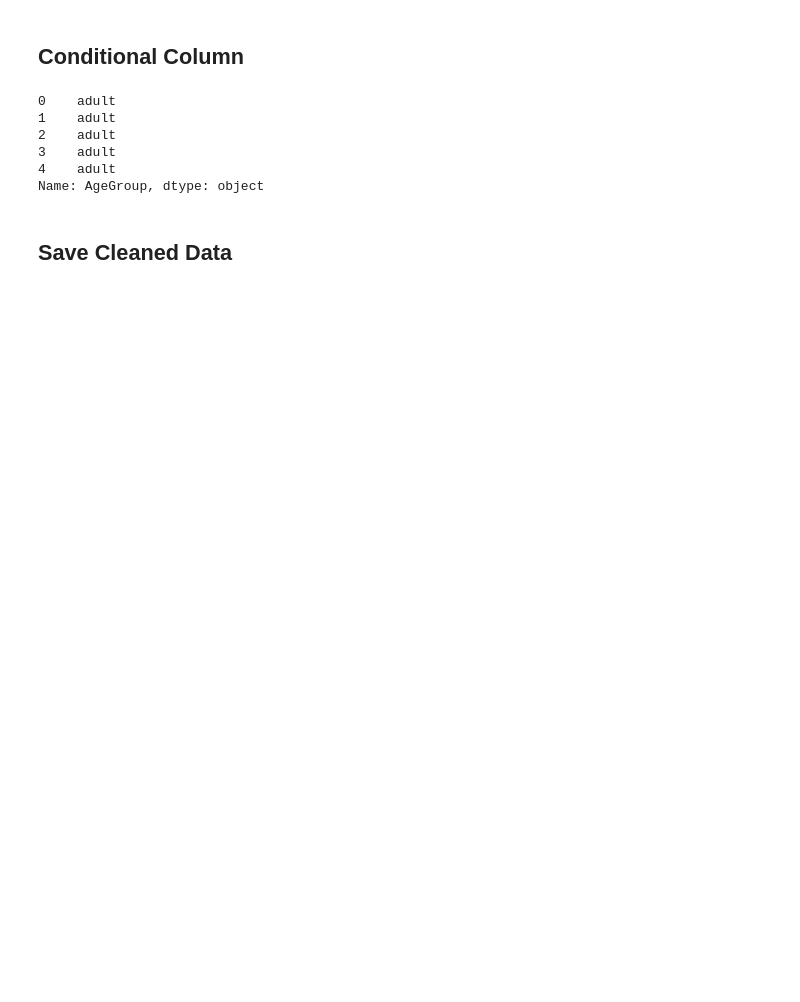
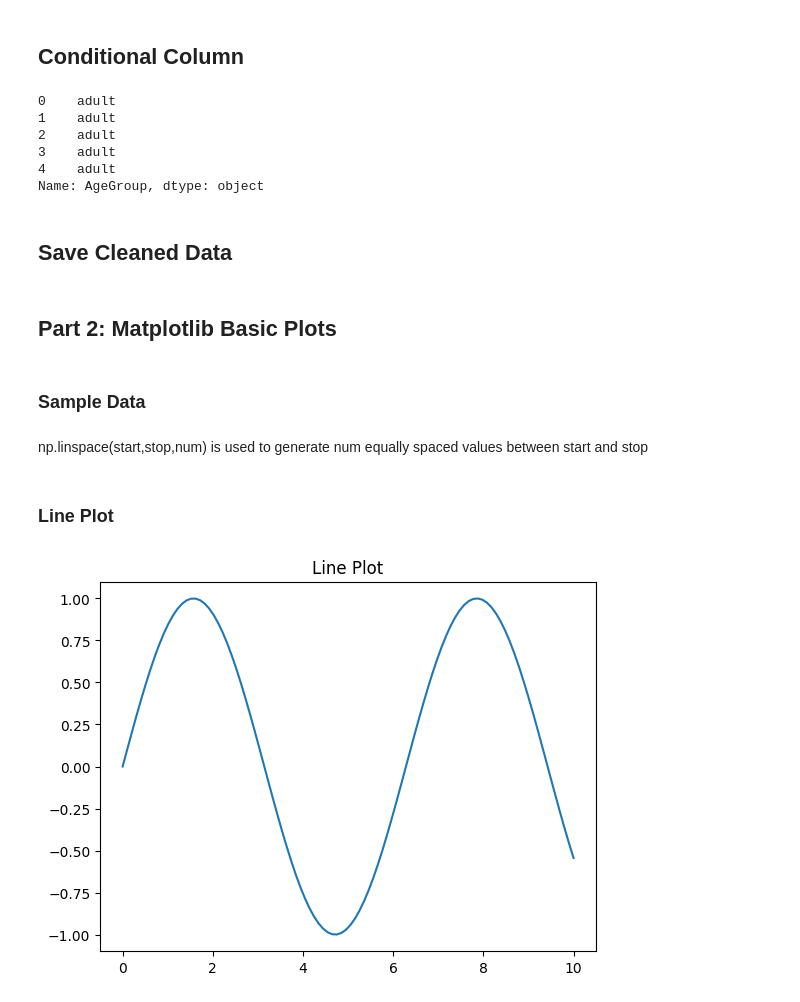
Before and after one commit to SeionixAi/RL-B102-Lini-V-R, a Jupyter notebook: Machine_Learning/Titanic_Data_Analysis.ipynb, the cells around one changed output. Drawn from its saved outputs; the diff is of its cells as text; code cells hidden in the pictures; blank space fills up the shorter version.

Commit message:
Updated Titanic Data Analysis Notebook

```diff
--- a/Machine_Learning/Titanic_Data_Analysis.ipynb
+++ b/Machine_Learning/Titanic_Data_Analysis.ipynb
@@ -602,3 +604,23 @@ Name: AgeGroup, dtype: object
 df.to_csv('../Data/cleaned_titanic.csv',index=False)
 
 df.to_excel('../Data/cleaned_data.xlsx',index=False)
+# %% [markdown]
+## Part 2: Matplotlib Basic Plots
+# %% [markdown]
+### Sample Data
+# %%
+x = np.linspace(0,10,100)
+
+y = np.sin(x)
+# %% [markdown]
+np.linspace(start,stop,num) is used to generate num equally spaced values between start and stop
+# %% [markdown]
+### Line Plot
+# %%
+plt.plot(x,y)
+
+plt.title("Line Plot")
+
+plt.show()
+# %% [output]
+[figure, added]
```
Also changed, not shown: parts of 64 cells of this notebook.
